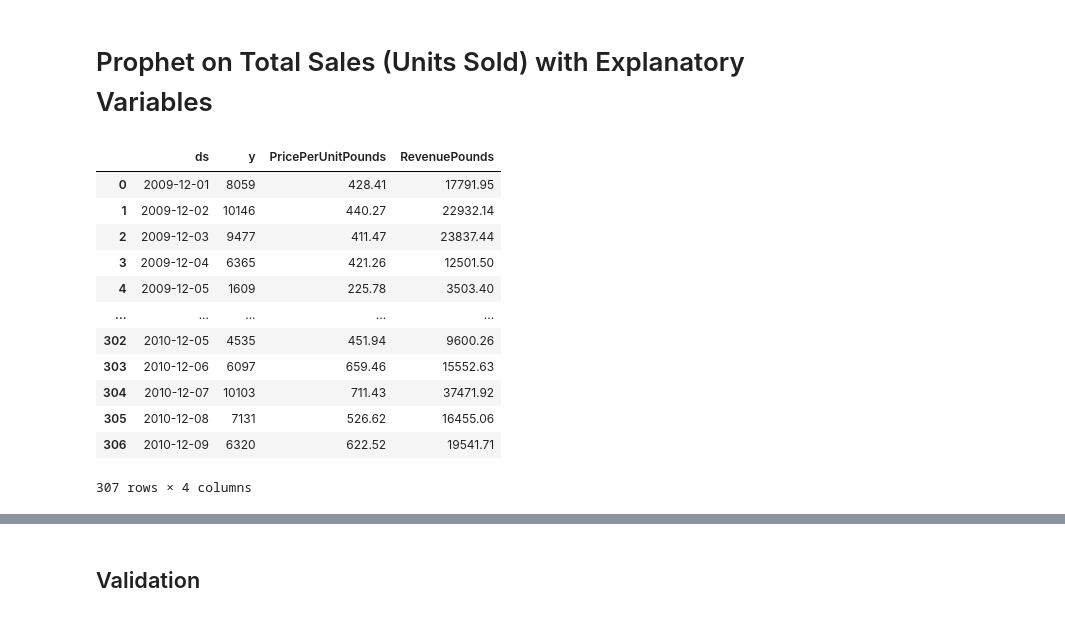
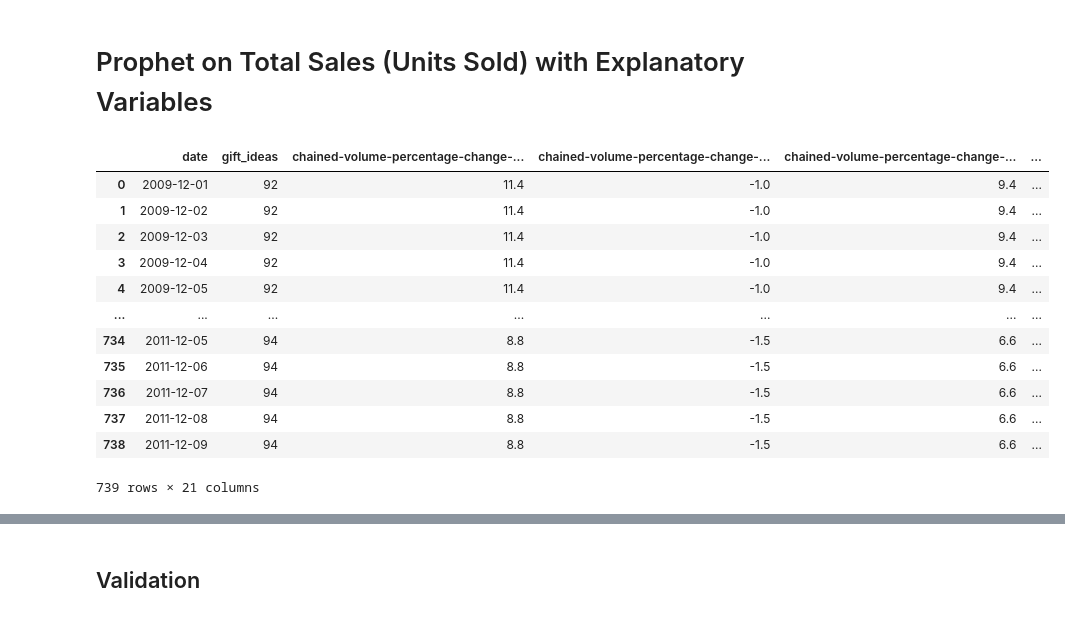
Before and after one commit to luizvalle/ieor4578_project2, a Jupyter notebook: notebooks/prophet/prophet_total_with_explanatory.ipynb, the cells around one changed output, grey strips where cells are left out. Cells and saved outputs as stored; diff of their text form; code cells hidden in the pictures.

Commit message:
Update explanatory

```diff
--- a/notebooks/prophet/prophet_total_with_explanatory.ipynb
+++ b/notebooks/prophet/prophet_total_with_explanatory.ipynb
@@ -26,22 +26,20 @@ df = pd.read_csv('../clustering/clustered_data.csv')
 # %%
-total_df = df.groupby('Date')[['UnitsSold', 'PricePerUnitPounds', 'RevenuePounds']].sum().reset_index()
-total_df = total_df.rename(columns={'Date': 'ds', 'UnitsSold': "y"})
-total_df['ds'] = pd.to_datetime(total_df['ds'])
-total_df
-# total_df.columns = ['ds', 'y']
-# total_df.sort_values('ds')
-# total_df['ds'] = pd.to_datetime(total_df['ds'])
+total_df = df.groupby('Date')[['UnitsSold', 'PricePerUnitPounds']].sum().reset_index()
+total_df = total_df.rename(columns={'Date': 'date', 'UnitsSold': "y"})
-# %% [output]
-|  | ds | y | PricePerUnitPounds | RevenuePounds |
-| 0 | 2009-12-01 | 8059 | 428.41 | 17791.95 |
-| 1 | 2009-12-02 | 10146 | 440.27 | 22932.14 |
-| 2 | 2009-12-03 | 9477 | 411.47 | 23837.44 |
-| 3 | 2009-12-04 | 6365 | 421.26 | 12501.50 |
-| 4 | 2009-12-05 | 1609 | 225.78 | 3503.40 |
-| ... | ... | ... | ... | ... |
-| 302 | 2010-12-05 | 4535 | 451.94 | 9600.26 |
-| 303 | 2010-12-06 | 6097 | 659.46 | 15552.63 |
-| 304 | 2010-12-07 | 10103 | 711.43 | 37471.92 |
-| 305 | 2010-12-08 | 7131 | 526.62 | 16455.06 |
-| 306 | 2010-12-09 | 6320 | 622.52 | 19541.71 |
-307 rows × 4 columns
+# %%
+explanatory_df = pd.read_csv('../explanatory_variables/combined_explanatory_variables.csv')
+explanatory_df
+# %% [output]
+|  | date | gift_ideas | chained-volume-percentage-change-... | chained-volume-percentage-change-... | chained-volume-percentage-change-... | ... |
+| 0 | 2009-12-01 | 92 | 11.4 | -1.0 | 9.4 | ... |
+| 1 | 2009-12-02 | 92 | 11.4 | -1.0 | 9.4 | ... |
+| 2 | 2009-12-03 | 92 | 11.4 | -1.0 | 9.4 | ... |
+| 3 | 2009-12-04 | 92 | 11.4 | -1.0 | 9.4 | ... |
+| 4 | 2009-12-05 | 92 | 11.4 | -1.0 | 9.4 | ... |
+| ... | ... | ... | ... | ... | ... | ... |
+| 734 | 2011-12-05 | 94 | 8.8 | -1.5 | 6.6 | ... |
+| 735 | 2011-12-06 | 94 | 8.8 | -1.5 | 6.6 | ... |
+| 736 | 2011-12-07 | 94 | 8.8 | -1.5 | 6.6 | ... |
+| 737 | 2011-12-08 | 94 | 8.8 | -1.5 | 6.6 | ... |
+| 738 | 2011-12-09 | 94 | 8.8 | -1.5 | 6.6 | ... |
+739 rows × 21 columns
```
Also changed, not shown: parts of 5 cells of this notebook, 2 other files.
